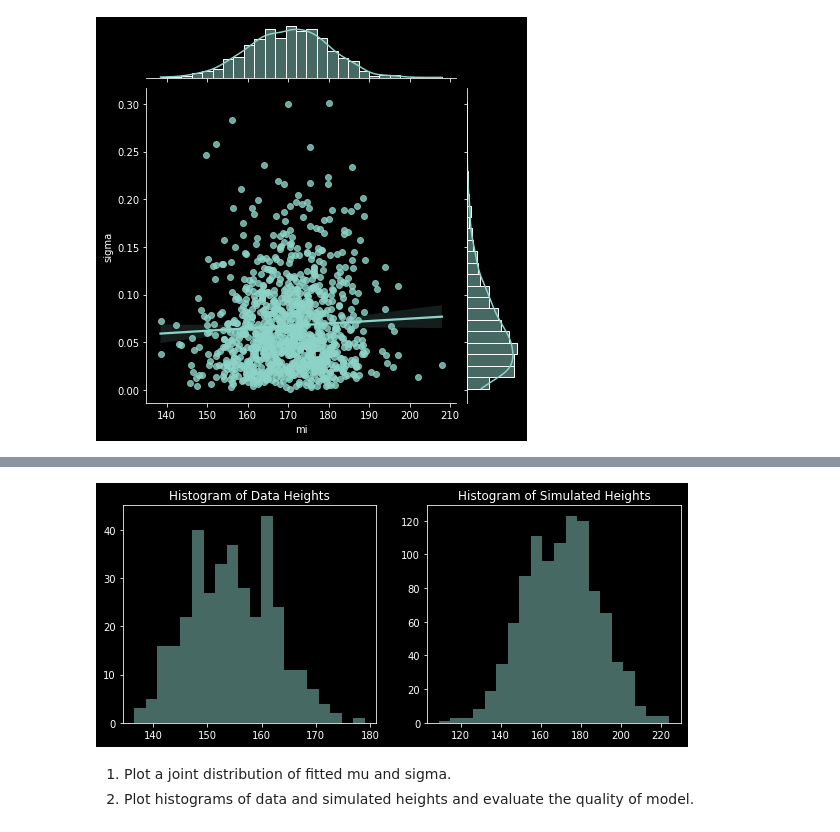
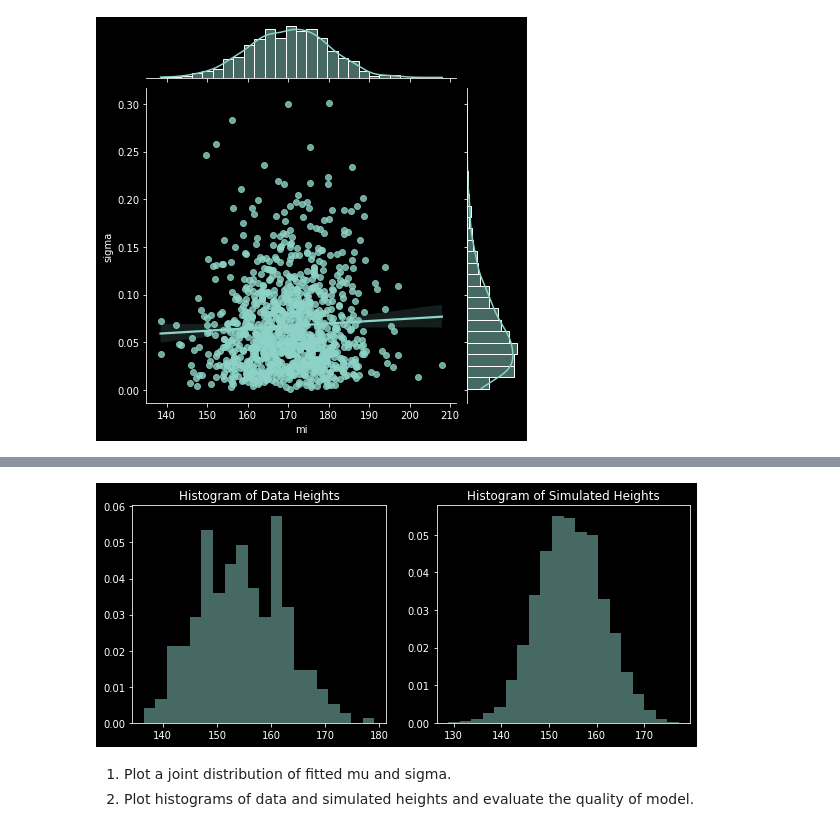
Before and after one commit to GorniQ/data_analytics, a Jupyter notebook: lab4/lab4.ipynb, the cells around one changed output, grey strips where cells are left out. Saved outputs shown, nothing was run; the diff lists cells and outputs as text; code cells hidden in the pictures.

```diff
--- a/lab4/lab4.ipynb
+++ b/lab4/lab4.ipynb
@@ -118,0 +132,2 @@ samples = fit.draws()
+# %%
+model_1_fit=CmdStanModel(stan_file='/home/lab4/height_1_fit.stan')
@@ -119,15 +189,15 @@ samples = fit.draws()
 # %%
 fig, axs = plt.subplots(1, 2, figsize=(10, 4))
 
-axs[0].hist(d.height.values, bins=20, alpha=0.5)
+axs[0].hist(d.height.values, bins=20, density=True, alpha=0.5)
 axs[0].set_title('Histogram of Data Heights')
 
-axs[1].hist(height_sim, bins=20, alpha=0.5)
+axs[1].hist(fit.draws_pd()["height_sim"], bins=20, density=True, alpha=0.5)
 axs[1].set_title('Histogram of Simulated Heights')
 
 plt.show()
 # %% [output]
-[figure, old version]
+[figure, new version]
 # %% [markdown]
 
 1. Plot a joint distribution of fitted mu and sigma.
```
Also changed, not shown: parts of 24 cells of this notebook, 35 other files.
